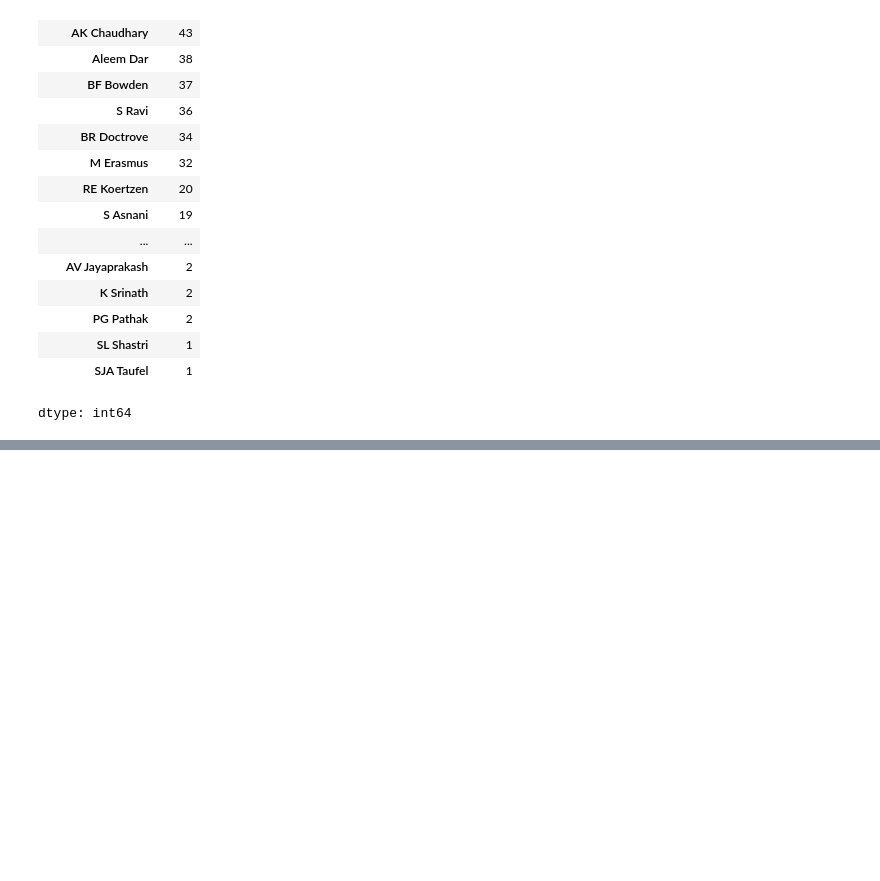
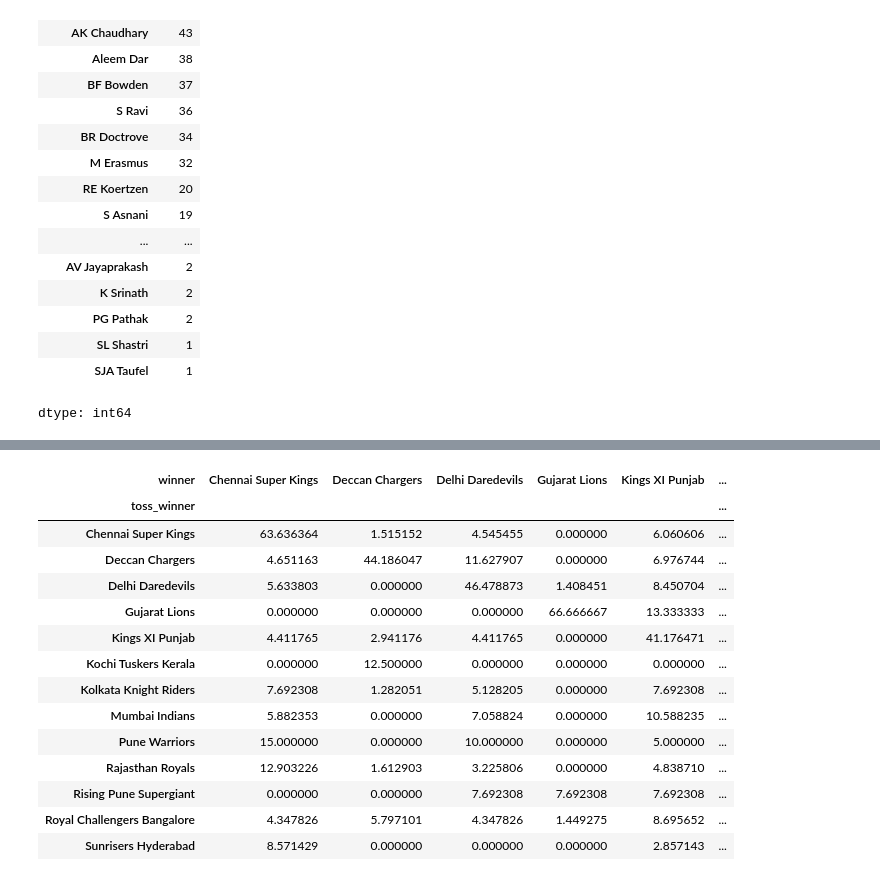
Before and after one commit to raj-coding1/EdaAnalysis, a Jupyter notebook: Untitled26.ipynb, the cells around one changed output, grey strips where cells are left out. Cells and saved outputs as stored; diff of their text form; code cells hidden in the pictures; blank space fills up the shorter version.

```diff
--- a/Untitled26.ipynb
+++ b/Untitled26.ipynb
@@ -524,0 +562,18 @@ dtype: int64
+# %%
+pd.crosstab(df['toss_winner'],df['winner'], normalize = 'index')*100
+# %% [output]
+| winner | Chennai Super Kings | Deccan Chargers | Delhi Daredevils | Gujarat Lions | Kings XI Punjab | ... |
+| toss_winner |  |  |  |  |  | ... |
+| Chennai Super Kings | 63.636364 | 1.515152 | 4.545455 | 0.000000 | 6.060606 | ... |
+| Deccan Chargers | 4.651163 | 44.186047 | 11.627907 | 0.000000 | 6.976744 | ... |
+| Delhi Daredevils | 5.633803 | 0.000000 | 46.478873 | 1.408451 | 8.450704 | ... |
+| Gujarat Lions | 0.000000 | 0.000000 | 0.000000 | 66.666667 | 13.333333 | ... |
+| Kings XI Punjab | 4.411765 | 2.941176 | 4.411765 | 0.000000 | 41.176471 | ... |
+| Kochi Tuskers Kerala | 0.000000 | 12.500000 | 0.000000 | 0.000000 | 0.000000 | ... |
+| Kolkata Knight Riders | 7.692308 | 1.282051 | 5.128205 | 0.000000 | 7.692308 | ... |
+| Mumbai Indians | 5.882353 | 0.000000 | 7.058824 | 0.000000 | 10.588235 | ... |
+| Pune Warriors | 15.000000 | 0.000000 | 10.000000 | 0.000000 | 5.000000 | ... |
+| Rajasthan Royals | 12.903226 | 1.612903 | 3.225806 | 0.000000 | 4.838710 | ... |
+| Rising Pune Supergiant | 0.000000 | 0.000000 | 7.692308 | 7.692308 | 7.692308 | ... |
+| Royal Challengers Bangalore | 4.347826 | 5.797101 | 4.347826 | 1.449275 | 8.695652 | ... |
+| Sunrisers Hyderabad | 8.571429 | 0.000000 | 0.000000 | 0.000000 | 2.857143 | ... |
```
Also changed, not shown: parts of 8 cells of this notebook.
